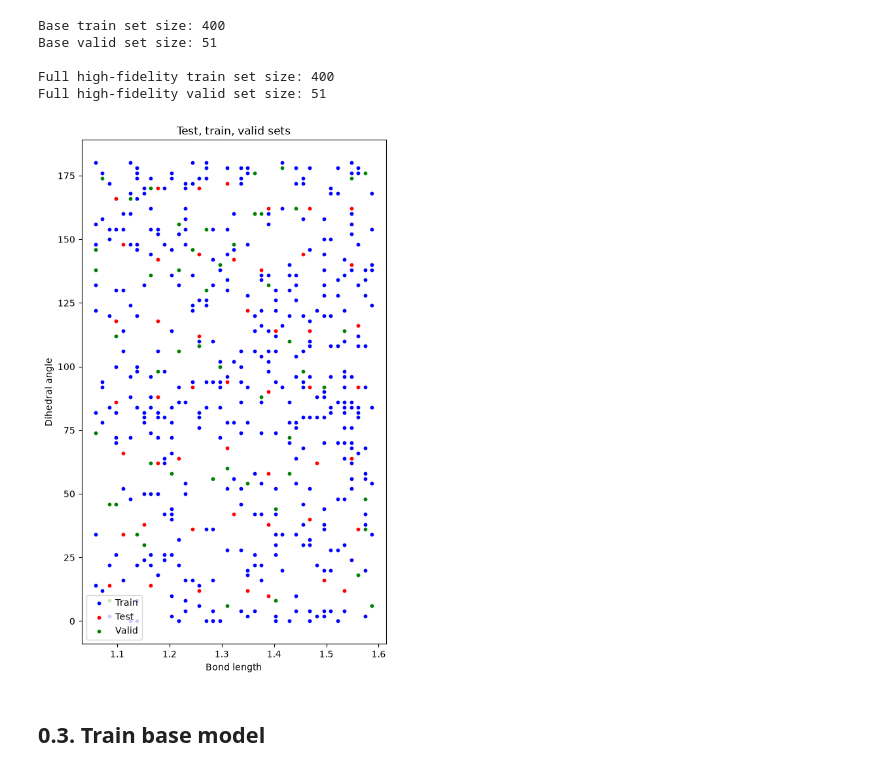
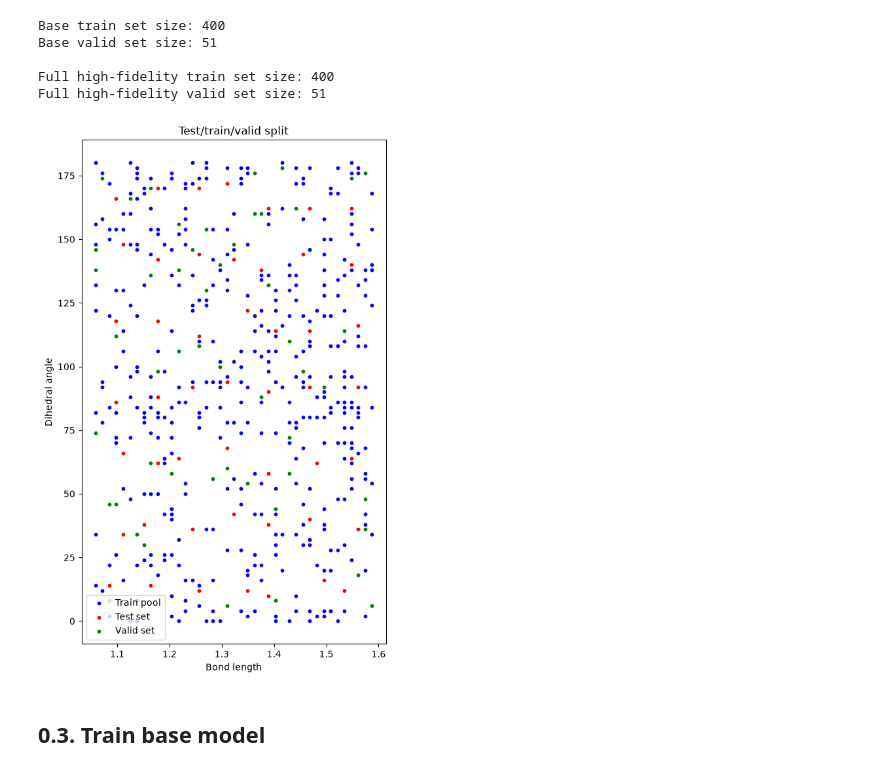
Before and after one commit to yoghurtfork/X-MACE-sampling, a Jupyter notebook: notebooks/sampling.ipynb, the cells around one changed output. Saved outputs shown, nothing was run; the diff lists cells and outputs as text; code cells hidden in the pictures.

```diff
--- a/notebooks/sampling.ipynb
+++ b/notebooks/sampling.ipynb
@@ -147,27 +147,27 @@ Full high-fidelity valid set size: 51
 # %%
 # visualise
 plt.figure(figsize=(6, 10))
 
 plt.scatter([bond_lengths[i] for i in train_set_idx],
             [dihedrals[i] for i in train_set_idx],
-            color='blue', marker='o', s=10, label='Train')
+            color='blue', marker='o', s=10, label='Train pool')
 
 plt.scatter([bond_lengths[i] for i in test_set_idx],
             [dihedrals[i] for i in test_set_idx],
-            color='red', marker='o', s=10, label='Test')
+            color='red', marker='o', s=10, label='Test set')
 
 plt.scatter([bond_lengths[i] for i in valid_set_idx],
             [dihedrals[i] for i in valid_set_idx],
-            color='green', marker='o', s=10, label='Valid')
+            color='green', marker='o', s=10, label='Valid set')
 
-plt.title("Test, train, valid sets")
+plt.title("Test/train/valid split")
 plt.xlabel("Bond length")
 plt.ylabel("Dihedral angle")
 plt.legend()
 
 plt.show()
 # %% [output]
-[figure, old version]
+[figure, new version]
 # %% [markdown]
 ## 0.3. Train base model
 # %%
```
Also changed, not shown: parts of 7 cells of this notebook, 5 other files.
